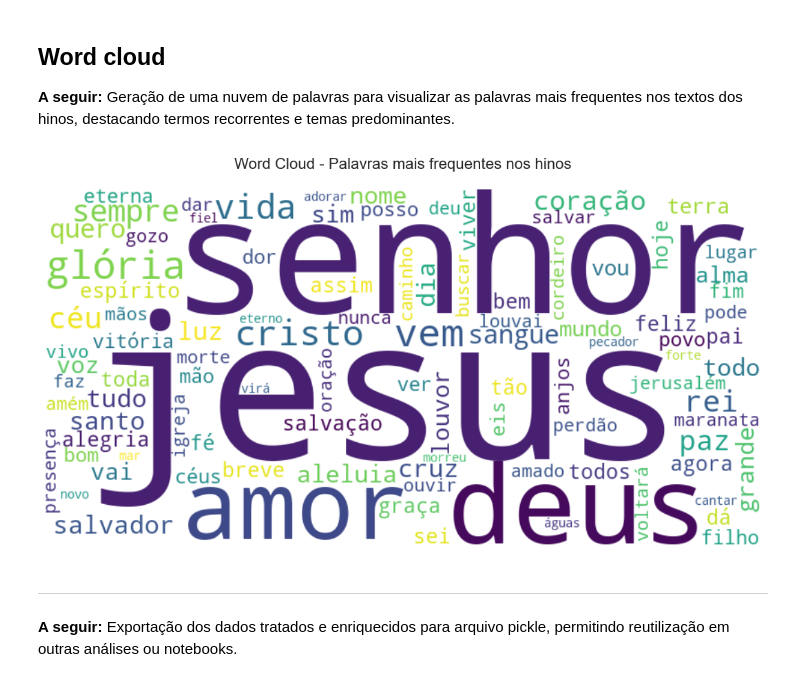
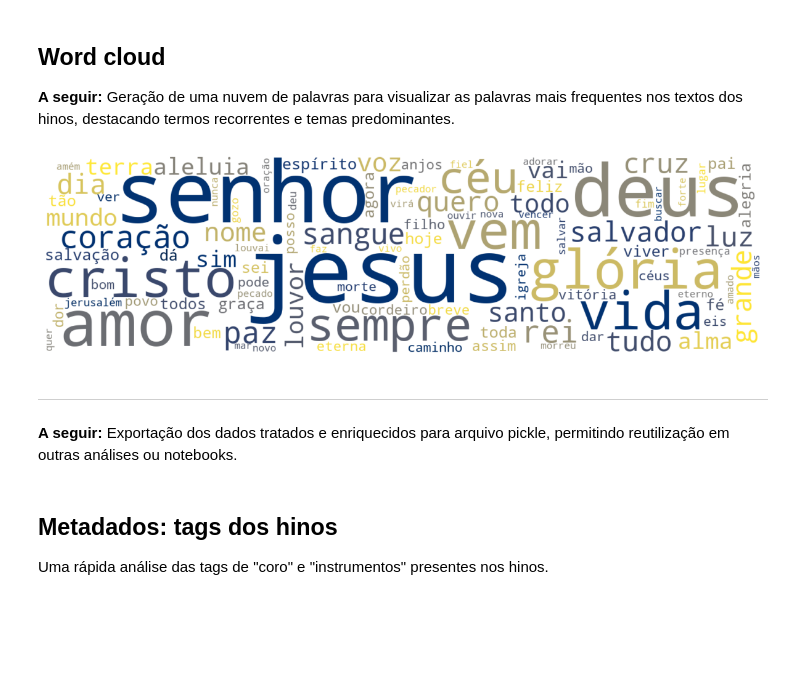
Before and after one commit to evaristocosta/hinos-db, a Jupyter notebook: apps/analytics/eda-01/notebooks/eda1_part3.1.ipynb, the cells around one changed output. Drawn from its saved outputs; the diff is of its cells as text; code cells hidden in the pictures; blank space fills up the shorter version.

Commit message:
correcao de bugs e troca de analise textual -- remocao de linhas repetidas

```diff
--- a/apps/analytics/eda-01/notebooks/eda1_part3.1.ipynb
+++ b/apps/analytics/eda-01/notebooks/eda1_part3.1.ipynb
@@ -111,0 +83,26 @@ hinos_analise.head()
+# %%
+for hino in tqdm(hinos_analise.to_dict("records")):
+    # Tokenização usando regex para extrair apenas palavras
+    tokens = nltk.tokenize.regexp_tokenize(hino["texto_limpo"], r"\w+")
+    # Replace "MINH" com "MINHA" usando regex
+    tokens = [nltk.re.sub(r"^minh$", "minha", palavra.lower()) for palavra in tokens]
+    # versão de tokens sem repetição
+    tokens_unico = nltk.tokenize.regexp_tokenize(hino["texto_unico"], r"\w+")
+    # Replace "MINH" com "MINHA" usando regex
+    tokens_unico = [nltk.re.sub(r"^minh$", "minha", palavra.lower()) for palavra in tokens_unico]
+    tokens_no_stops = [
+        palavra for palavra in tokens_unico if palavra.lower() not in stopwords
+    ]
+    # remover pontuacao
+    tokens = [palavra for palavra in tokens if palavra.isalpha()]
+    tokens_no_stops = [palavra for palavra in tokens_no_stops if palavra.isalpha()]
+
+    all_tokens.append(tokens)
+    all_tokens_no_stops.append(tokens_no_stops)
+
+hinos_analise["tokens"] = all_tokens
+hinos_analise["tokens_no_stops"] = all_tokens_no_stops
+# considerando numero total de palavras, pois todas elas tem que ser cantadas, logo impactam no tamanho prático do hino
+hinos_analise["num_tokens"] = hinos_analise["tokens"].apply(len)
+hinos_analise["num_tokens_unico"] = hinos_analise["tokens_no_stops"].apply(len)
+hinos_analise.head()
@@ -345,32 +386,36 @@ plt.show()
 # %%
 from wordcloud import WordCloud
 
 # Create a dictionary from the word frequency data
 word_freq_dict = dict(zip(contagem_palav["palavra"], contagem_palav["contagem"]))
 
 # Generate word cloud
 wordcloud = WordCloud(
-    width=800,
+    width=1460,
     height=400,
     background_color="white",
     max_words=100,
-    colormap="viridis",
+    colormap="cividis",
     relative_scaling=0.5,
     random_state=42,
 ).generate_from_frequencies(word_freq_dict)
 
 # Plot the word cloud
 plt.figure(figsize=(12, 6))
 plt.imshow(wordcloud, interpolation="bilinear")
 plt.axis("off")
-plt.title("Word Cloud - Palavras mais frequentes nos hinos", fontsize=16, pad=20)
+# plt.title("Word Cloud - Palavras mais frequentes nos hinos", fontsize=16, pad=20)
 plt.tight_layout()
 plt.show()
 # %% [output]
-[figure, old version]
+[figure, new version]
 # %% [markdown]
 ---
 
 **A seguir:** Exportação dos dados tratados e enriquecidos para arquivo pickle, permitindo reutilização em outras análises ou notebooks.
 # %%
 hinos_analise.to_pickle(assets_folder / "hinos_analise_tokens.pkl")
+# %% [markdown]
+## Metadados: tags dos hinos
+
+Uma rápida análise das tags de "coro" e "instrumentos" presentes nos hinos.
```
Also changed, not shown: parts of 16 cells of this notebook, 25 other files.
